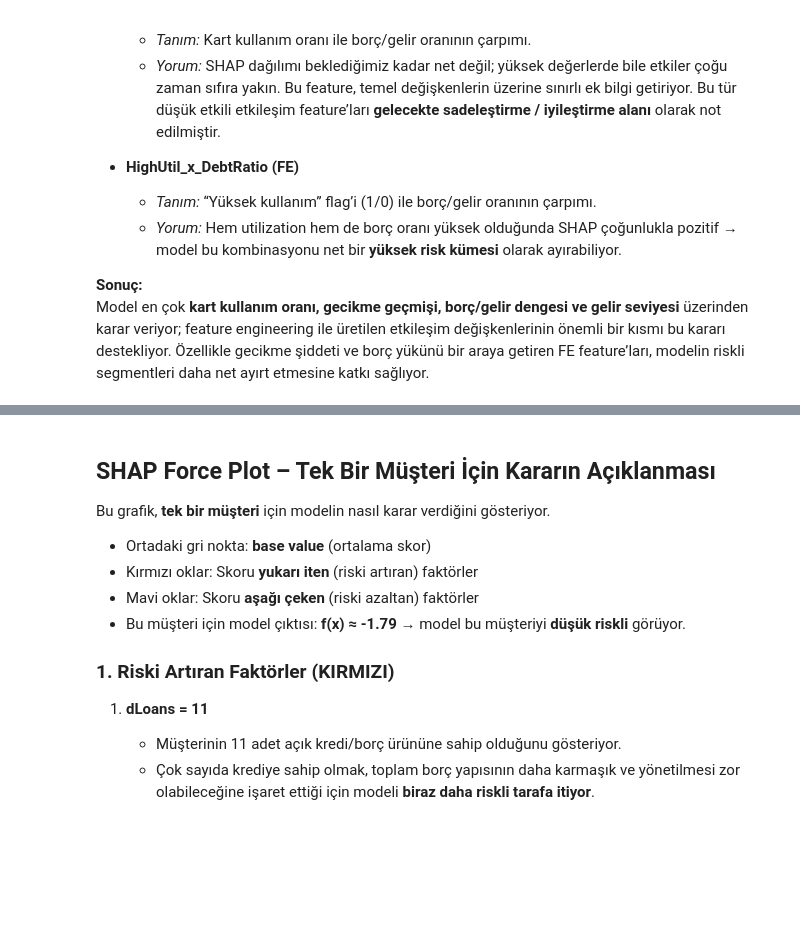
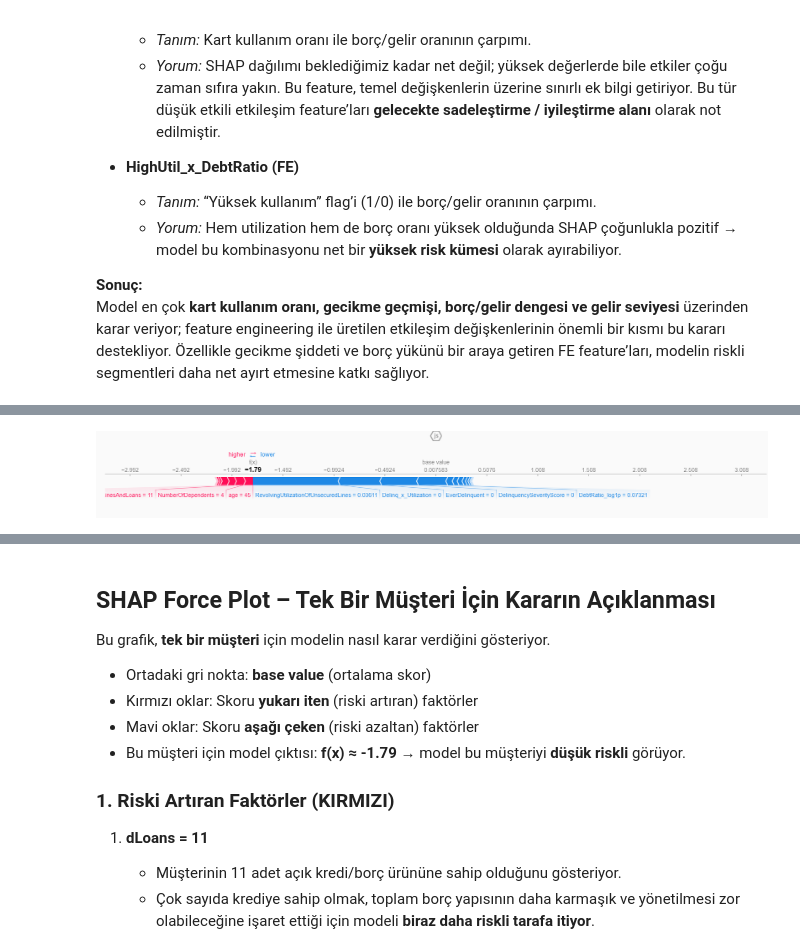
Before and after one commit to yagmurcorum/credit-risk-model, a Jupyter notebook: notebooks/05_xgboost.ipynb, the cells around one changed output, grey strips where cells are left out. Cells and saved outputs as stored; diff of their text form; code cells hidden in the pictures; blank space fills up the shorter version.

Commit message:
notebooks: update XGBoost training and SHAP force plot

```diff
--- a/notebooks/05_xgboost.ipynb
+++ b/notebooks/05_xgboost.ipynb
@@ -856,0 +845,17 @@ shap.force_plot(
+# %%
+import shap
+shap.initjs()
+# Örnek bir müşteri seçelim
+i = 123   # istediğin index
+
+shap.force_plot(
+    explainer.expected_value,
+    shap_values[i],
+    X_val_transformed[i],
+    feature_names=all_feature_names
+)
+
+from IPython.display import Image, display
+
+display(Image("../docs/cases/forceplot_customer_123.png"))
+# %% [output]
@@ -856,0 +863 @@ shap.force_plot(
+[figure, added]
```
Also changed, not shown: parts of 6 cells of this notebook.
